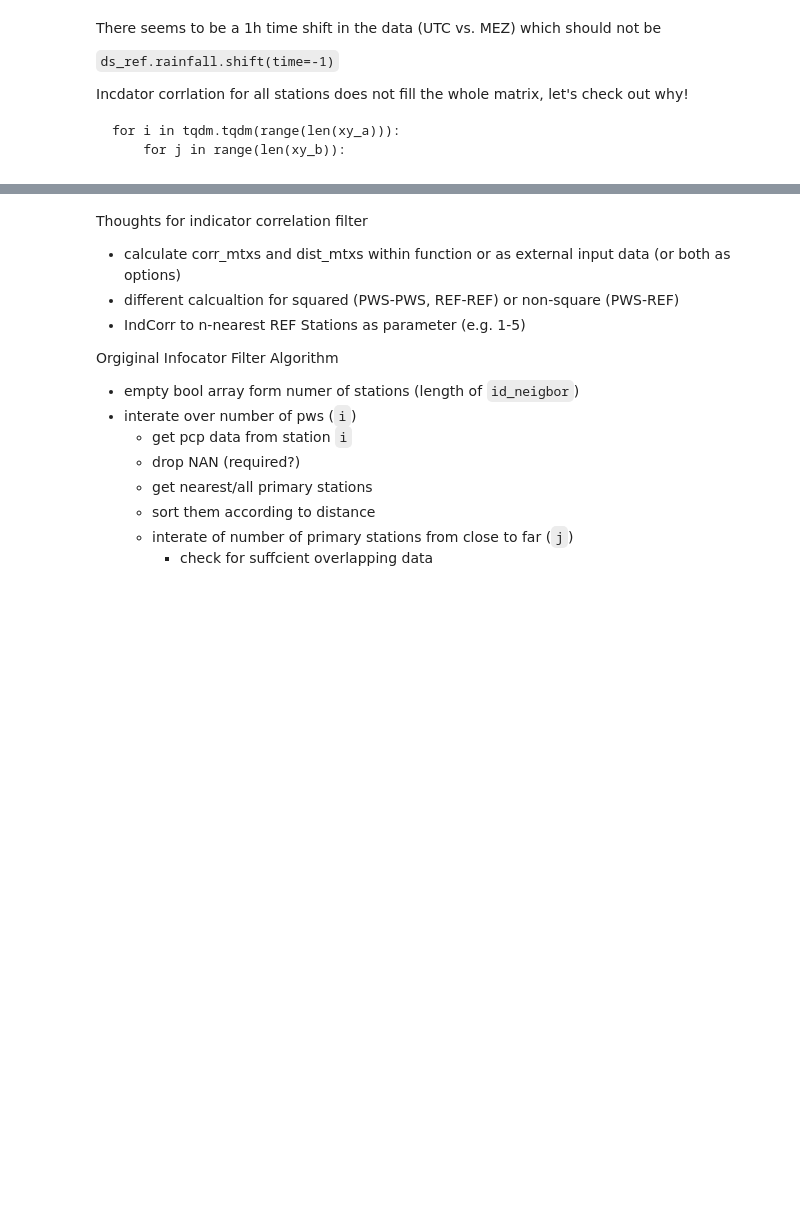
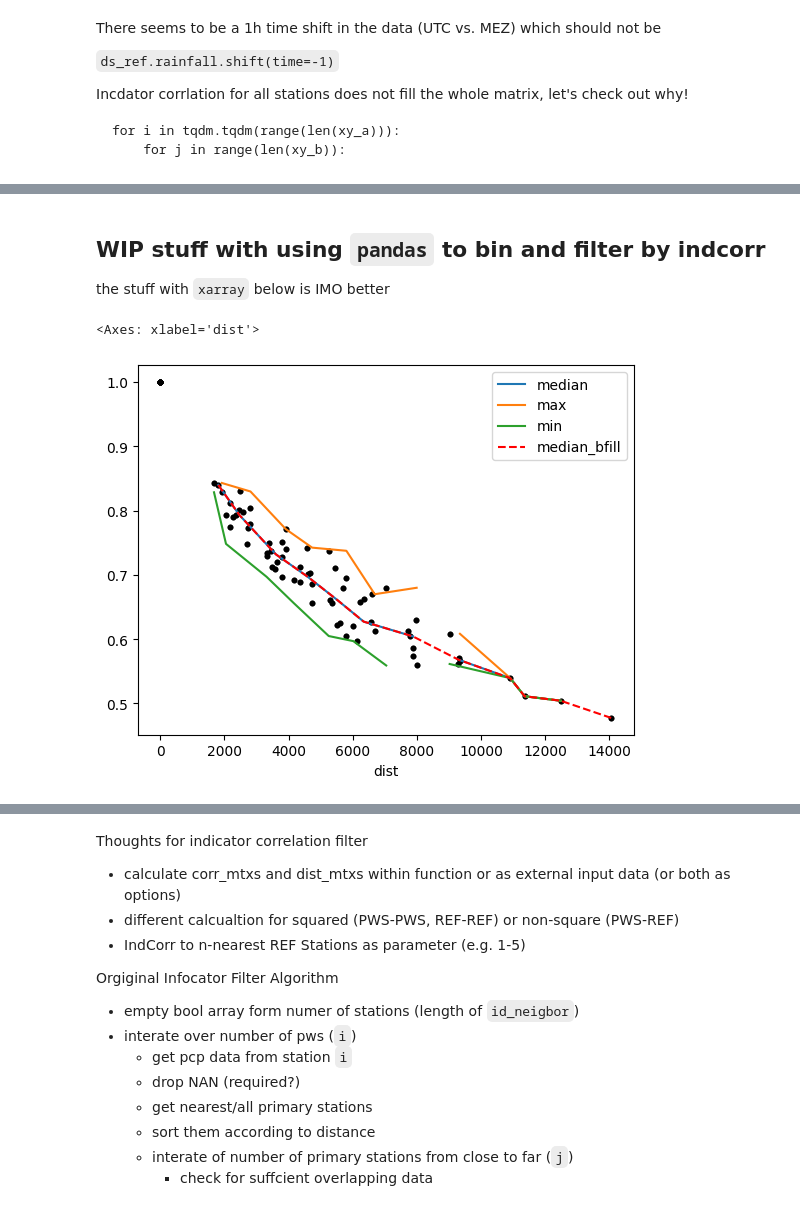
Before and after one commit to OpenSenseAction/pypwsqc, a Jupyter notebook: docs/notebooks/pwspyqc_dev_scratchpad.ipynb, the cells around one changed output, grey strips where cells are left out. Cells and saved outputs as stored; diff of their text form; code cells hidden in the pictures; blank space fills up the shorter version.

```diff
--- a/docs/notebooks/pwspyqc_dev_scratchpad.ipynb
+++ b/docs/notebooks/pwspyqc_dev_scratchpad.ipynb
@@ -124,0 +143,31 @@ Incdator corrlation for all stations does not fill the whole matrix, let's check
+# %% [markdown]
+## WIP stuff with using `pandas` to bin and filter by indcorr
+
+the stuff with `xarray` below is IMO better
+# %%
+import pandas as pd
+
+df = pd.DataFrame(
+    {
+        'dist': dist_mtx_ref.data.flatten(),
+        'indcorr': indcorr_mtx_ref.data.flatten(),
+    }
+)
+df = df.sort_values('dist')
+
+#df = df.set_index('dist')
+
+out = pd.cut(df.dist , bins=np.arange(0, 30e3, 1e3))
+
+fig, ax = plt.subplots()
+df.groupby(out).median().plot('dist', 'indcorr', ax=ax, label='median')
+df.groupby(out).max().plot('dist', 'indcorr', ax=ax, label='max')
+df.groupby(out).min().plot('dist', 'indcorr', ax=ax, label='min')
+plt.scatter(dist_mtx_ref, indcorr_mtx_ref, s=10, color='k')
+
+median_indcorr_filled = df.groupby(out).median().bfill()
+
+median_indcorr_filled.plot('dist', 'indcorr', ax=ax, label='median_bfill', color='r', linestyle='--')
+# %% [output]
+<Axes: xlabel='dist'>
+[figure, added]
```
Also changed, not shown: parts of 15 cells of this notebook, 1 other file.
